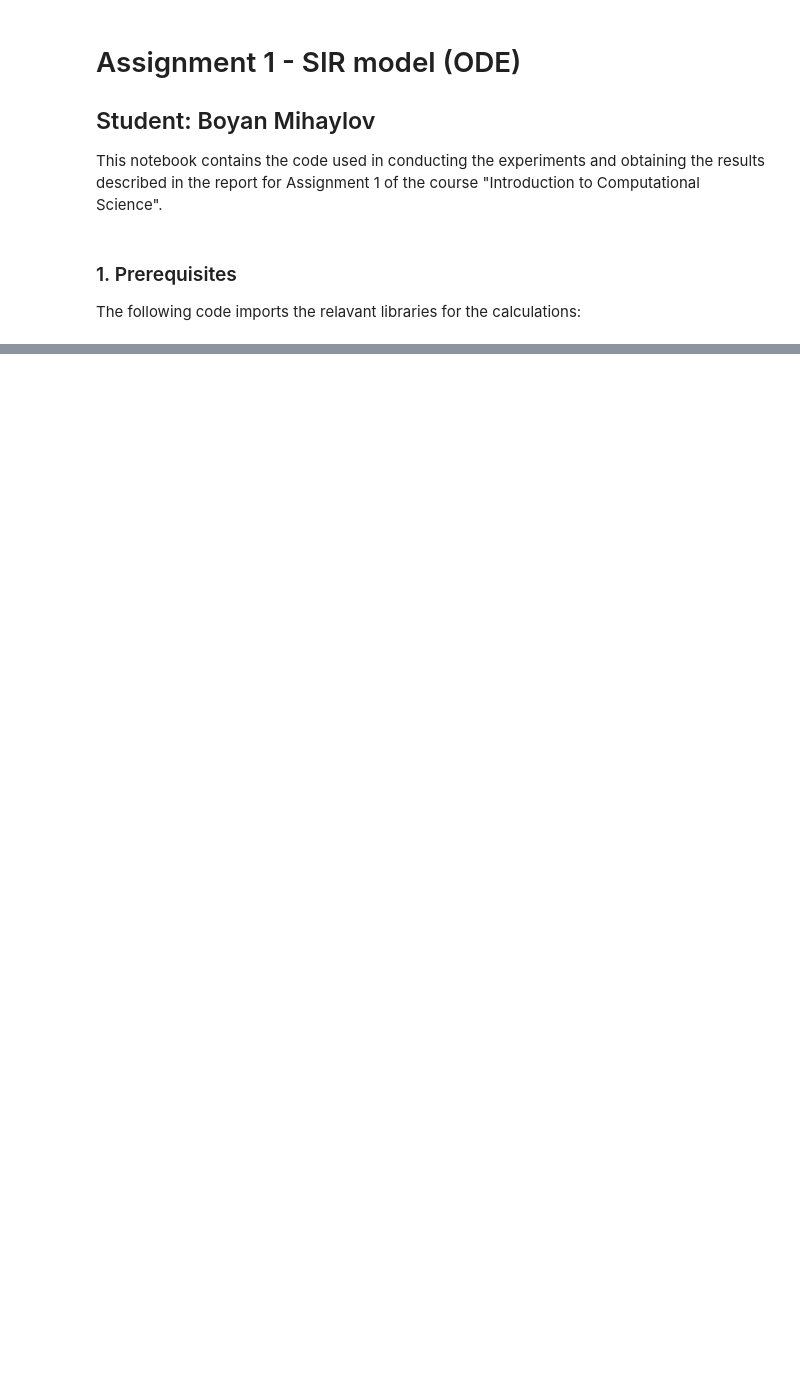
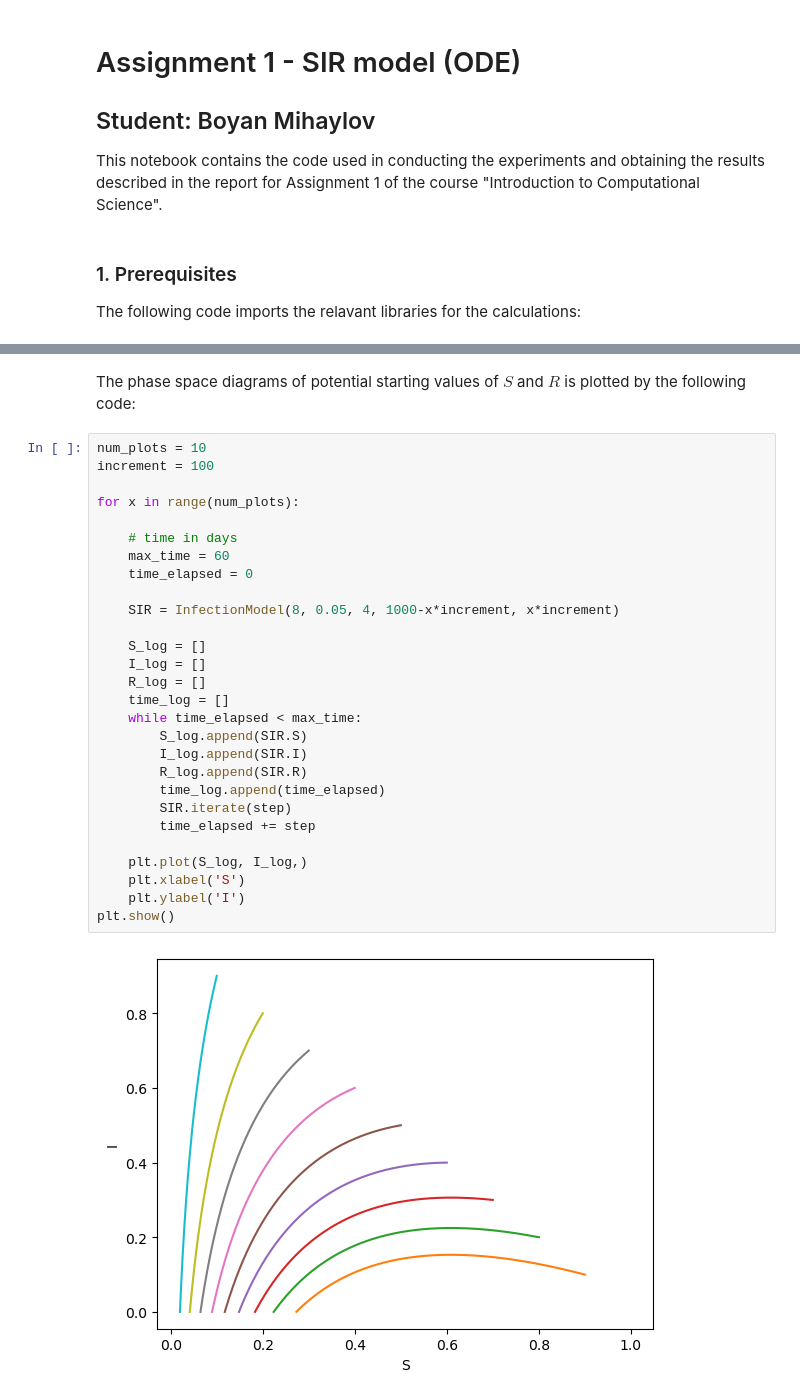
Before and after one commit to mboyan/intro-to-computational-science, a Jupyter notebook: Lab Assignments/Assignment 1/Assignment 1 - SIR model (ODE) - Boyan Mihaylov.ipynb, the cells around one changed output, grey strips where cells are left out. Cells and saved outputs as stored; diff of their text form; blank space fills up the shorter version.

```diff
--- a/Lab Assignments/Assignment 1/Assignment 1 - SIR model (ODE) - Boyan Mihaylov.ipynb
+++ b/Lab Assignments/Assignment 1/Assignment 1 - SIR model (ODE) - Boyan Mihaylov.ipynb
@@ -87,2 +141,34 @@ TypeError: SIR() takes no arguments
+# %% [markdown]
+The phase space diagrams of potential starting values of $S$ and $R$ is plotted by the following code:
+# %%
+num_plots = 10
+increment = 100
+
+for x in range(num_plots):
+
+    # time in days
+    max_time = 60
+    time_elapsed = 0
+
+    SIR = InfectionModel(8, 0.05, 4, 1000-x*increment, x*increment)
+
+    S_log = []
+    I_log = []
+    R_log = []
+    time_log = []
+    while time_elapsed < max_time:
+        S_log.append(SIR.S)
+        I_log.append(SIR.I)
+        R_log.append(SIR.R)
+        time_log.append(time_elapsed)
+        SIR.iterate(step)
+        time_elapsed += step
+
+    plt.plot(S_log, I_log,)
+    plt.xlabel('S')
+    plt.ylabel('I')
+plt.show()
+# %% [output]
+[figure, added]
 # %% [markdown]
 <a id='references'></a>
```
Also changed, not shown: parts of 8 cells of this notebook, 1 other file.
